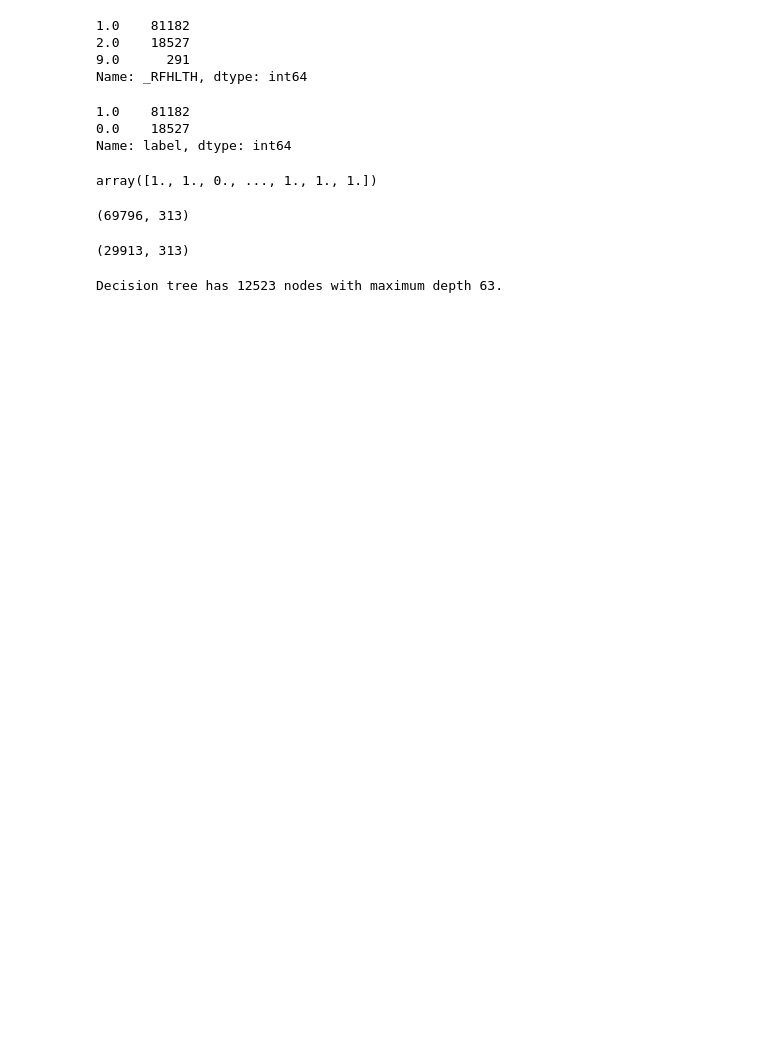
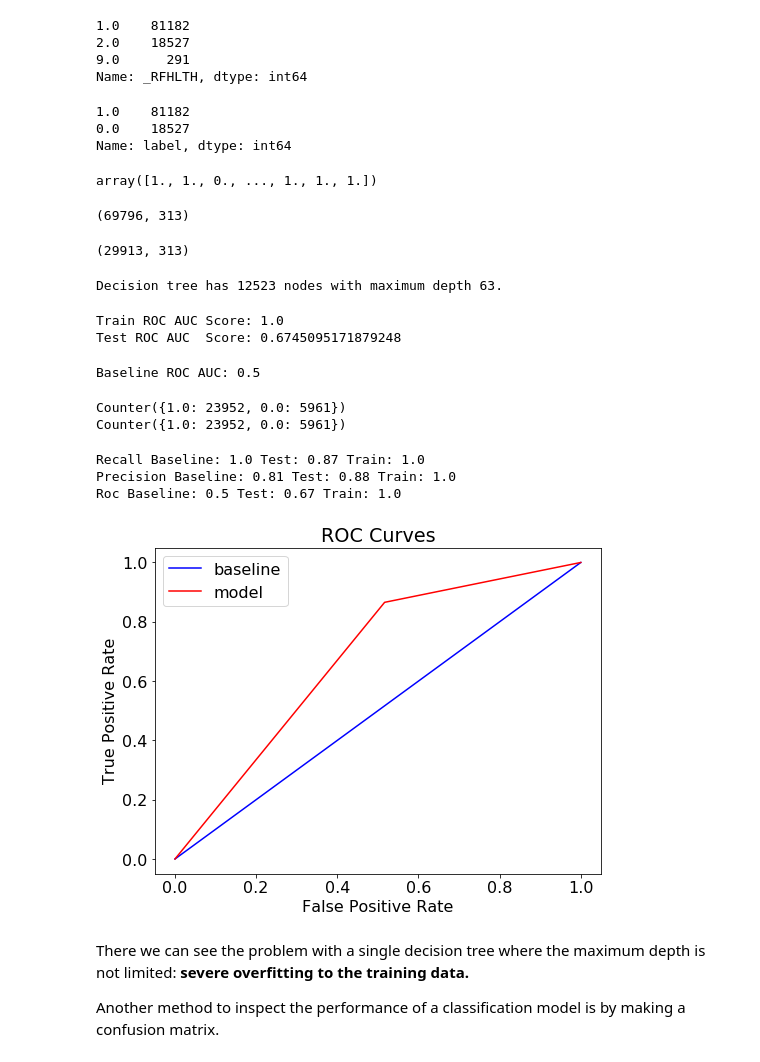
Before and after one commit to ZER-0-NE/ML_problems, a Jupyter notebook: ML-practice/Supervised Learning/Random Forest/Random Forest.ipynb, the cells around one changed output. Drawn from its saved outputs; the diff is of its cells as text; code cells hidden in the pictures; blank space fills up the shorter version.

```diff
--- a/ML-practice/Supervised Learning/Random Forest/Random Forest.ipynb
+++ b/ML-practice/Supervised Learning/Random Forest/Random Forest.ipynb
@@ -312,6 +309,11 @@ test.shape
 # %% [output]
 (29913, 313)
 # %%
+from sklearn.tree import DecisionTreeClassifier
+
+# Make a decision tree and train
+tree = DecisionTreeClassifier(random_state=0)
+
 # Train tree
 tree.fit(train, train_labels)
 print(f'Decision tree has {tree.tree_.node_count} nodes with maximum depth {tree.tree_.max_depth}.')
@@ -319,0 +330,67 @@ Decision tree has 12523 nodes with maximum depth 63.
+# %%
+from sklearn.metrics import precision_score, recall_score, roc_auc_score, roc_curve
+
+print(f'Train ROC AUC Score: {roc_auc_score(train_labels, train_probs)}')
+print(f'Test ROC AUC  Score: {roc_auc_score(test_labels, probs)}')
+# %% [output]
+Train ROC AUC Score: 1.0
+Test ROC AUC  Score: 0.6745095171879248
+# %%
+print(f'Baseline ROC AUC: {roc_auc_score(test_labels, [1 for _ in range(len(test_labels))])}')
+# %% [output]
+Baseline ROC AUC: 0.5
+# %%
+def evaluate_model(predictions, probs, train_predictions, train_probs):
+    """Compare machine learning model to baseline performance.
+    Computes statistics and shows ROC curve."""
+
+    baseline = {}
+
+    baseline['recall'] = recall_score(test_labels, [1 for _ in range(len(test_labels))])
+    baseline['precision'] = precision_score(test_labels, [1 for _ in range(len(test_labels))])
+    baseline['roc'] = 0.5
+
+    results = {}
+
+    results['recall'] = recall_score(test_labels, predictions)
+    results['precision'] = precision_score(test_labels, predictions)
+    results['roc'] = roc_auc_score(test_labels, probs)
+
+    train_results = {}
+    train_results['recall'] = recall_score(train_labels, train_predictions)
+    train_results['precision'] = precision_score(train_labels, train_predictions)
+    train_results['roc'] = roc_auc_score(train_labels, train_probs)
+
+    for metric in ['recall', 'precision', 'roc']:
+        print(f'{metric.capitalize()} Baseline: {round(baseline[metric], 2)} Test: {round(results[metric], 2)} Train: {round(train_results[metric], 2)}')
+
+    # Calculate false positive rates and true positive rates
+    base_fpr, base_tpr, _ = roc_curve(test_labels, [1 for _ in range(len(test_labels))])
+    model_fpr, model_tpr, _ = roc_curve(test_labels, probs)
+
+    plt.figure(figsize = (8, 6))
+    plt.rcParams['font.size'] = 16
+
+    # Plot both curves
+    plt.plot(base_fpr, base_tpr, 'b', label = 'baseline')
+    plt.plot(model_fpr, model_tpr, 'r', label = 'model')
+    plt.legend();
+    plt.xlabel('False Positive Rate'); plt.ylabel('True Positive Rate'); plt.title('ROC Curves');
+# %%
+from collections import Counter
+print(Counter(probs))
+print(Counter(predictions))
+# %% [output]
+Counter({1.0: 23952, 0.0: 5961})
+Counter({1.0: 23952, 0.0: 5961})
+# %%
+evaluate_model(predictions, probs, train_predictions, train_probs)
+# %% [output]
+Recall Baseline: 1.0 Test: 0.87 Train: 1.0
+Precision Baseline: 0.81 Test: 0.88 Train: 1.0
+Roc Baseline: 0.5 Test: 0.67 Train: 1.0
+[figure, added]
+# %% [markdown]
+There we can see the problem with a single decision tree where the maximum depth is not limited: **severe overfitting to the training data.**
+
+Another method to inspect the performance of a classification model is by making a confusion matrix.
```
Also changed, not shown: parts of 6 cells of this notebook.
